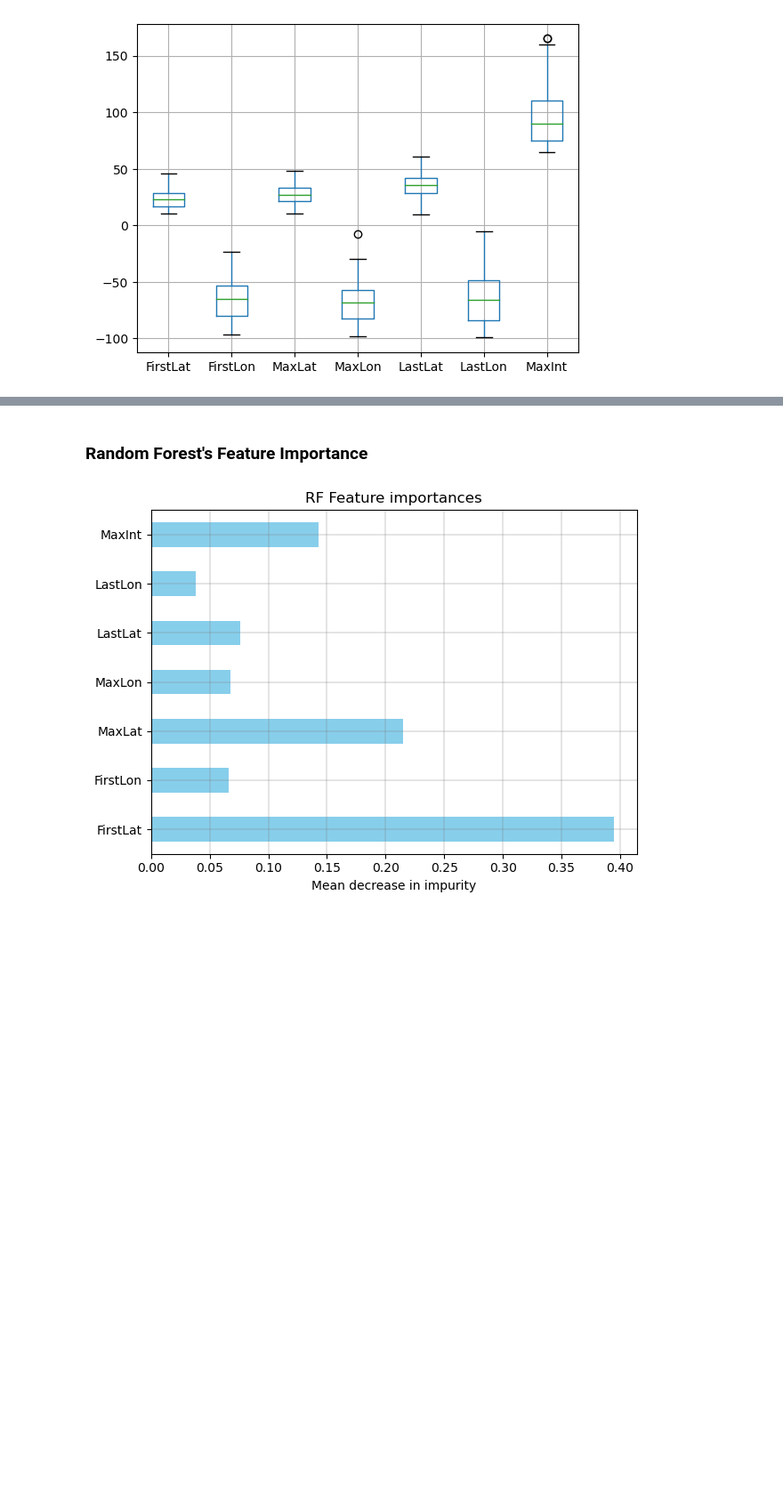
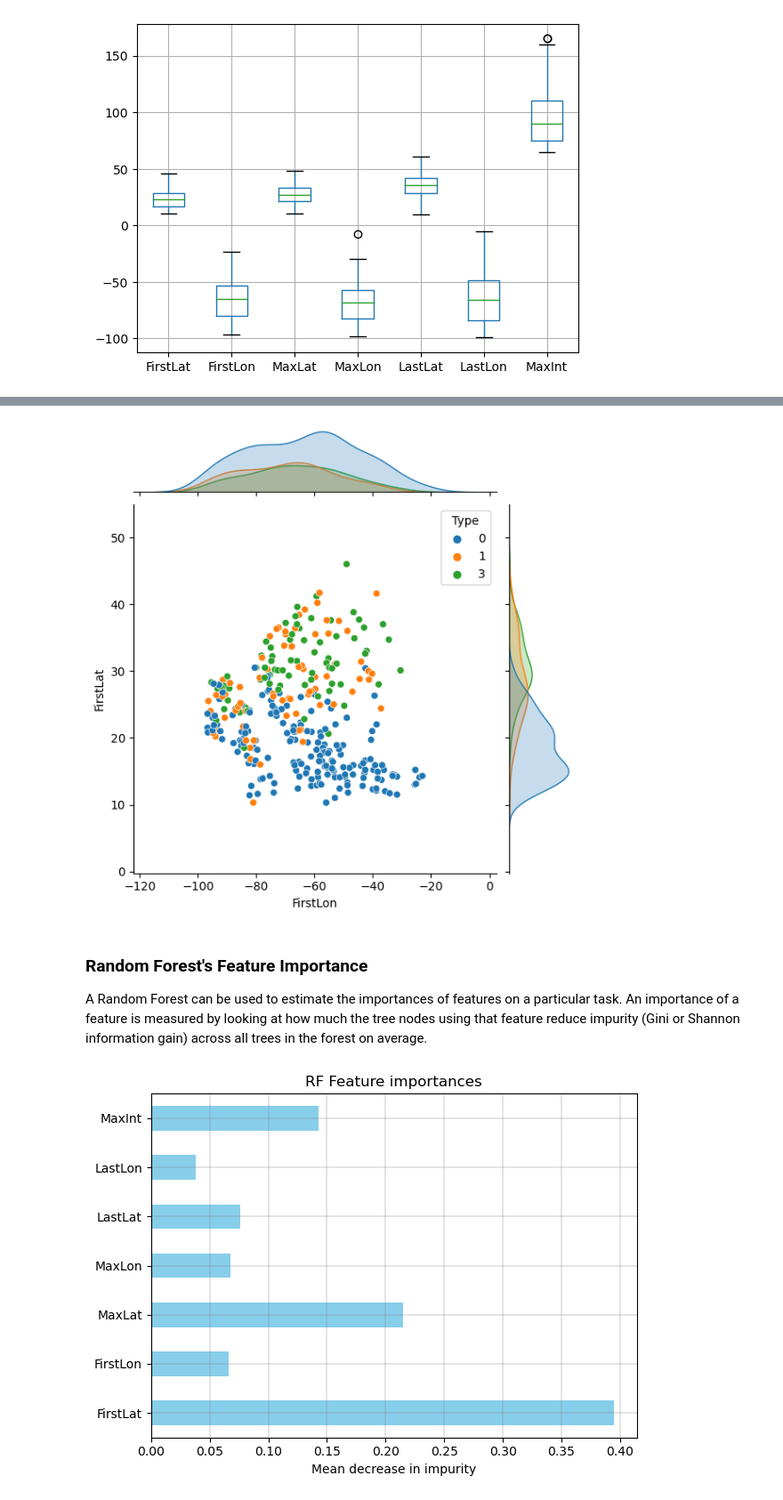
Before and after one commit to jeepchinnawat/edumat-book, a Jupyter notebook: book/hurricanes.ipynb, the cells around one changed output, grey strips where cells are left out. Shown at 89% size. Cells and saved outputs as stored; diff of their text form; code cells hidden in the pictures; blank space fills up the shorter version.

```diff
--- a/book/hurricanes.ipynb
+++ b/book/hurricanes.ipynb
@@ -107,2 +117,10 @@ plt.show()
+# %%
+import seaborn as sns
+
+sns.jointplot(data=hurricanes, x="FirstLon", y="FirstLat", hue="Type", palette="tab10")
+plt.show()
+# %% [output]
+[figure, added]
 # %% [markdown]
 ### Random Forest's Feature Importance
+A Random Forest can be used to estimate the importances of features on a particular task. An importance of a feature is measured by looking at how much the tree nodes using that feature reduce impurity (Gini or Shannon information gain) across all trees in the forest on average.
```
Also changed, not shown: parts of 9 cells of this notebook, 1 other file.
